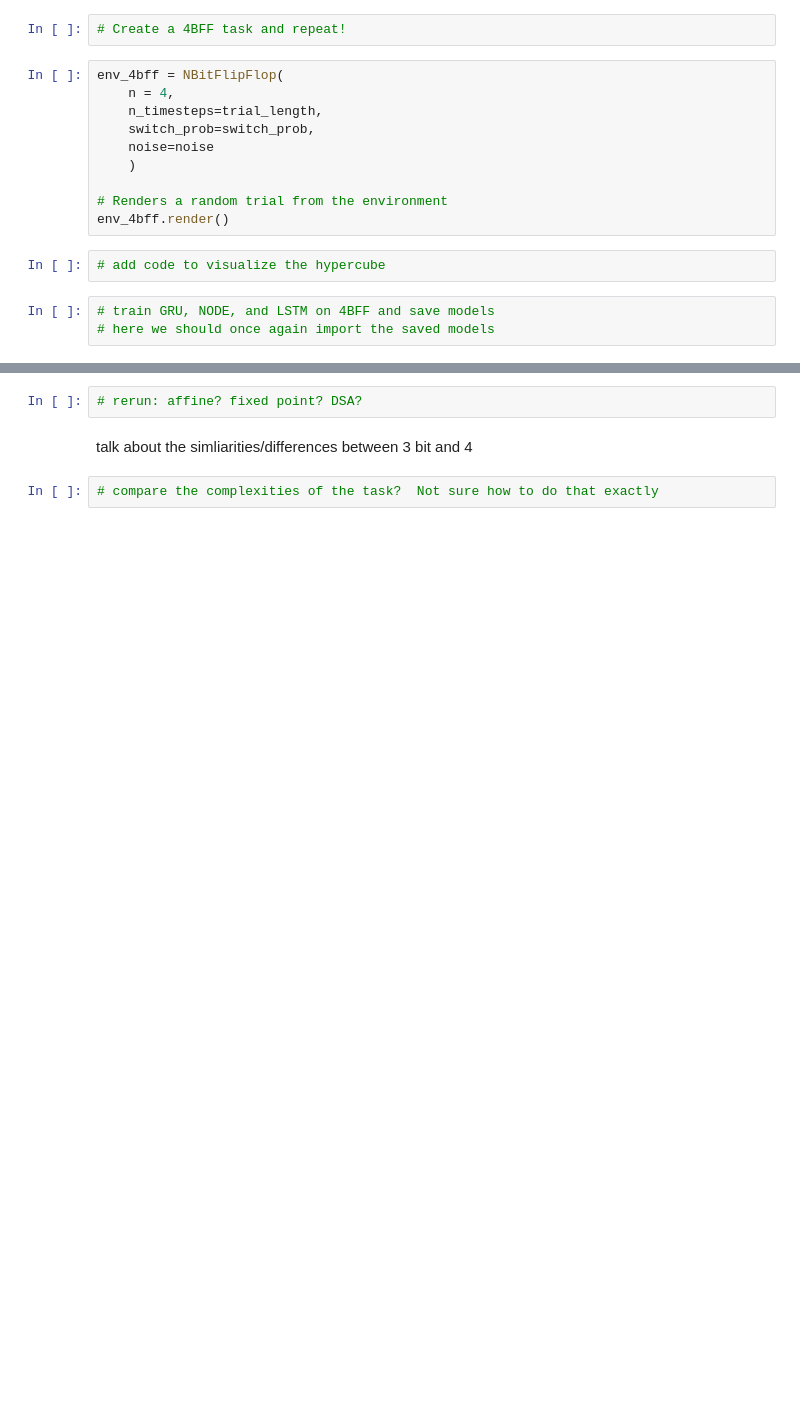
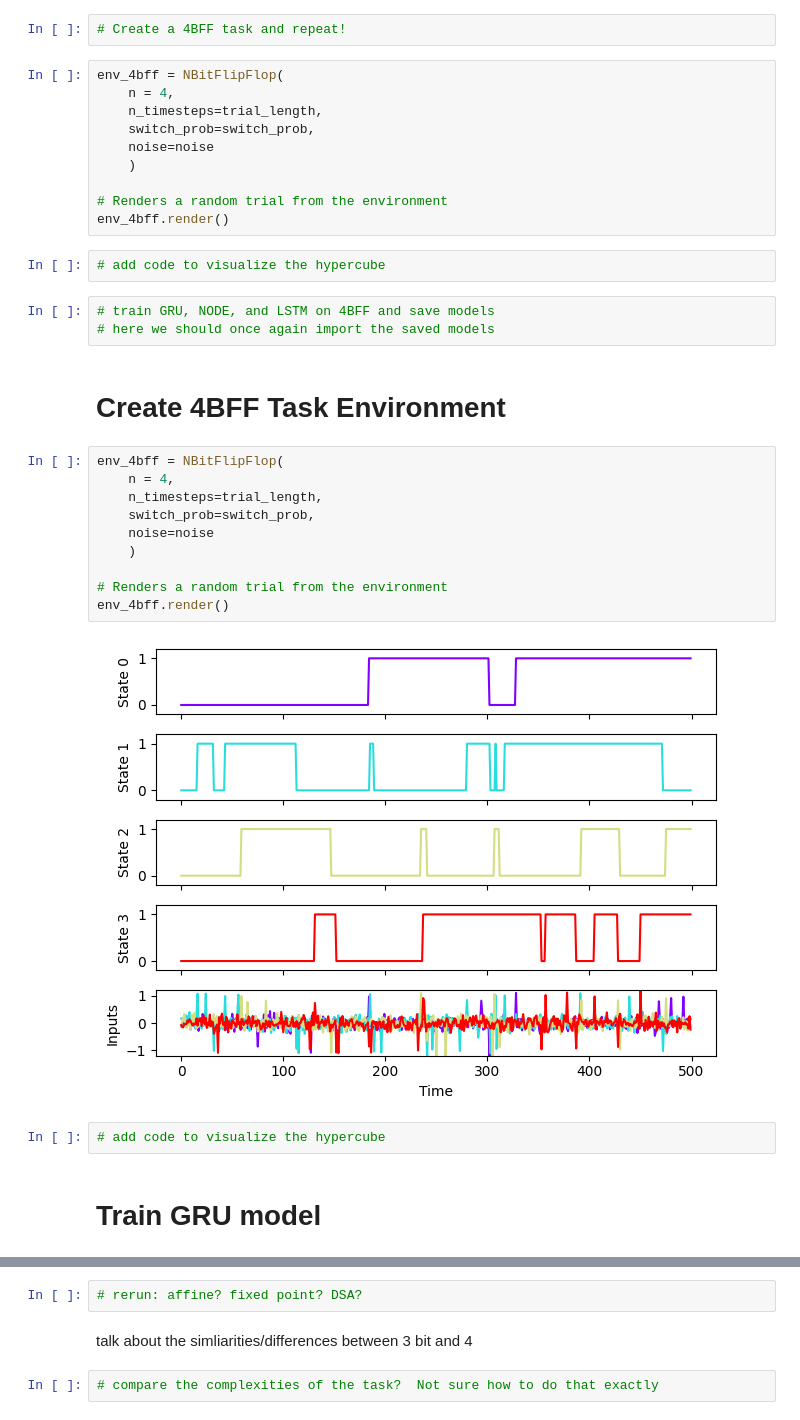
Before and after one commit to fajardgb/n-bitflipflop-ameretat, a Jupyter notebook: model_training.ipynb, the cells around one changed output, grey strips where cells are left out. Drawn from its saved outputs; the diff is of its cells as text; blank space fills up the shorter version.

```diff
--- a/model_training.ipynb
+++ b/model_training.ipynb
@@ -416,3 +416,21 @@ env_4bff.render()
 # %%
 # train GRU, NODE, and LSTM on 4BFF and save models
 # here we should once again import the saved models
+# %% [markdown]
+# **Create 4BFF Task Environment**
+# %%
+env_4bff = NBitFlipFlop(
+    n = 4,
+    n_timesteps=trial_length,
+    switch_prob=switch_prob,
+    noise=noise
+    )
+
+# Renders a random trial from the environment
+env_4bff.render()
+# %% [output]
+[figure, added]
+# %%
+# add code to visualize the hypercube
+# %% [markdown]
+# **Train GRU model**
```
Also changed, not shown: parts of 17 cells of this notebook.
